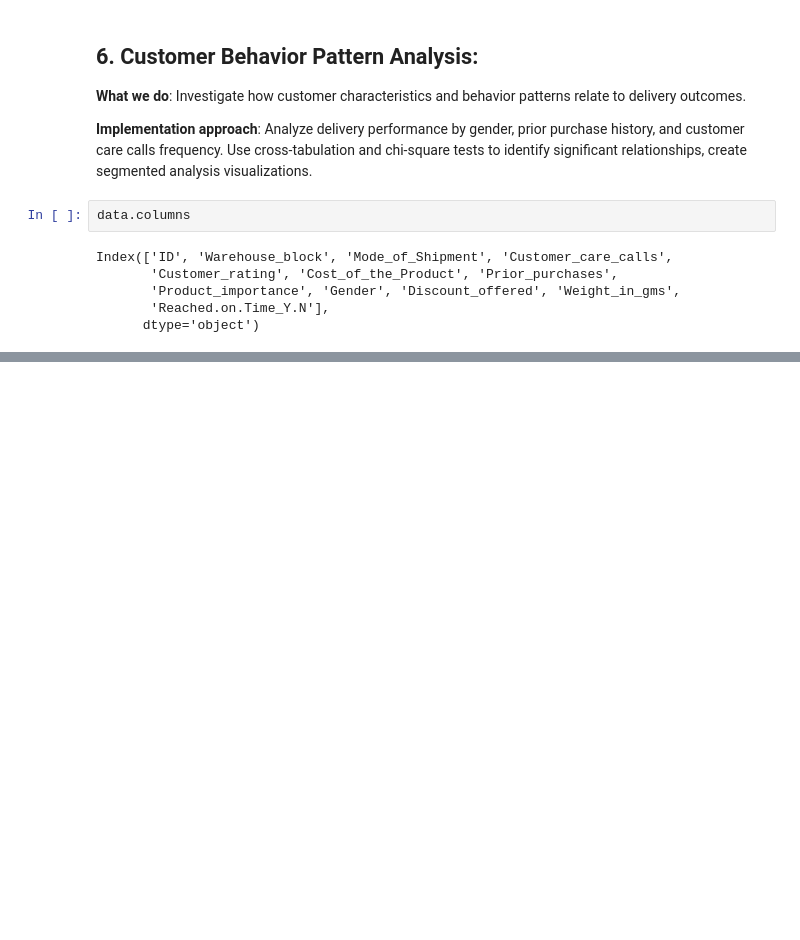
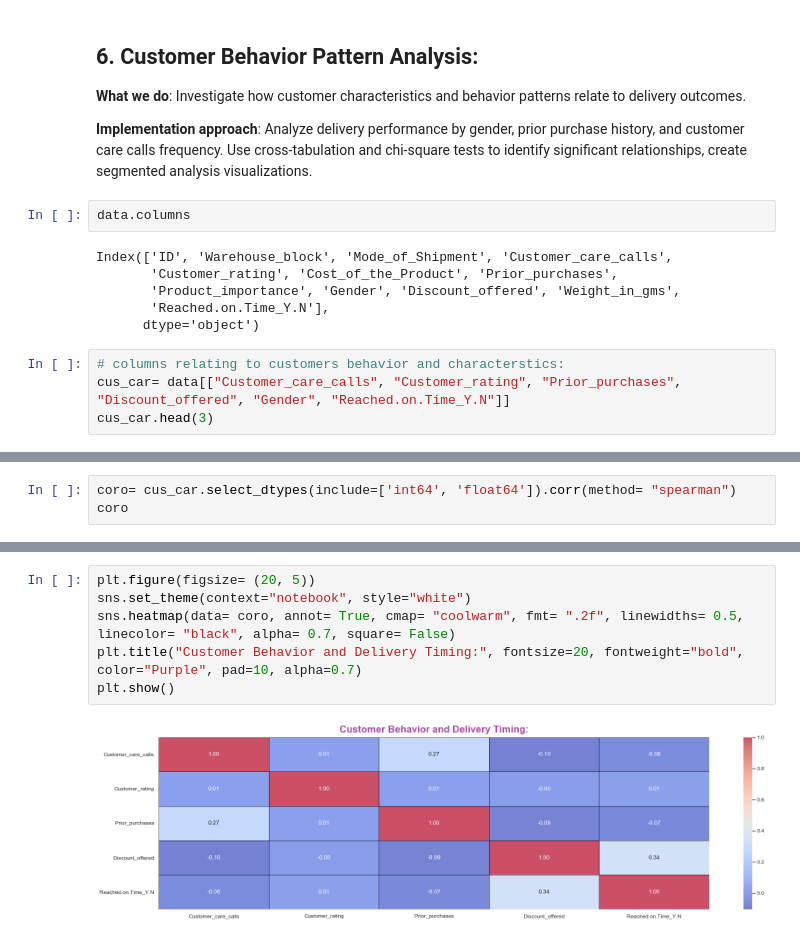
Before and after one commit to rajesh-coventry/Projects, a Jupyter notebook: 02_Data_Visuallization/05_E-Commerce_Shipping/01_delivery_performance_optimization.ipynb, the cells around one changed output, grey strips where cells are left out. Drawn from its saved outputs; the diff is of its cells as text; blank space fills up the shorter version.

```diff
--- a/02_Data_Visuallization/05_E-Commerce_Shipping/01_delivery_performance_optimization.ipynb
+++ b/02_Data_Visuallization/05_E-Commerce_Shipping/01_delivery_performance_optimization.ipynb
@@ -1224,3 +1224,7 @@ Index(['ID', 'Warehouse_block', 'Mode_of_Shipment', 'Customer_care_calls',
        'Product_importance', 'Gender', 'Discount_offered', 'Weight_in_gms',
        'Reached.on.Time_Y.N'],
       dtype='object')
+# %%
+# columns relating to customers behavior and characterstics:
+cus_car= data[["Customer_care_calls", "Customer_rating", "Prior_purchases", "Discount_offered", "Gender", "Reached.on.Time_Y.N"]]
+cus_car.head(3)
@@ -1226,0 +1238,3 @@ Index(['ID', 'Warehouse_block', 'Mode_of_Shipment', 'Customer_care_calls',
+# %%
+coro= cus_car.select_dtypes(include=['int64', 'float64']).corr(method= "spearman")
+coro
@@ -1226,0 +1248,8 @@ Index(['ID', 'Warehouse_block', 'Mode_of_Shipment', 'Customer_care_calls',
+# %%
+plt.figure(figsize= (20, 5))
+sns.set_theme(context="notebook", style="white")
+sns.heatmap(data= coro, annot= True, cmap= "coolwarm", fmt= ".2f", linewidths= 0.5, linecolor= "black", alpha= 0.7, square= False)
+plt.title("Customer Behavior and Delivery Timing:", fontsize=20, fontweight="bold", color="Purple", pad=10, alpha=0.7)
+plt.show()
+# %% [output]
+[figure, added]
```
Also changed, not shown: parts of 5 cells of this notebook.
